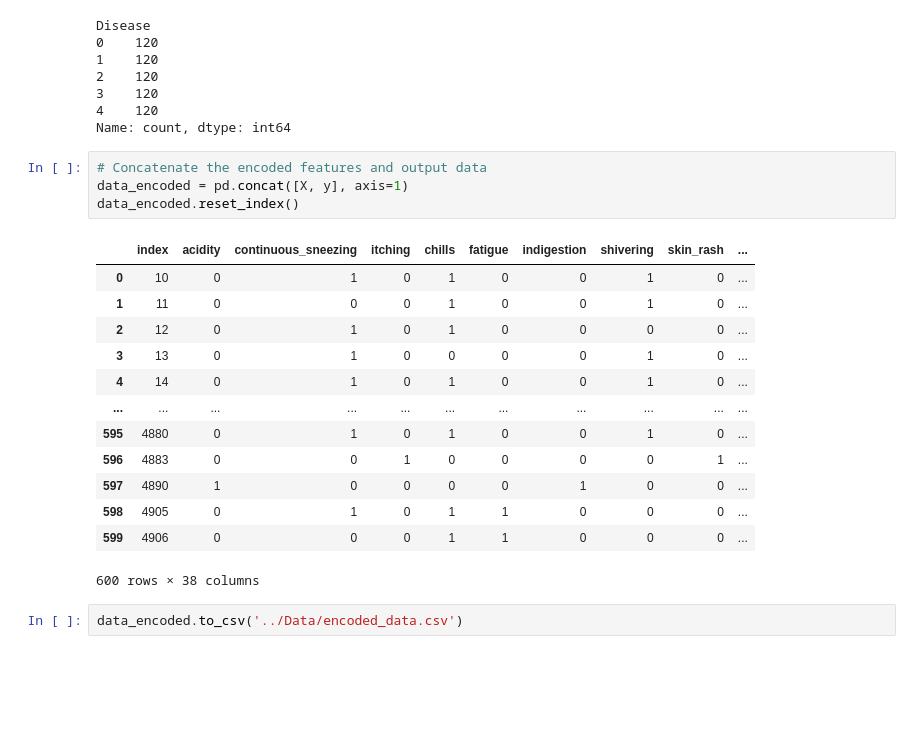
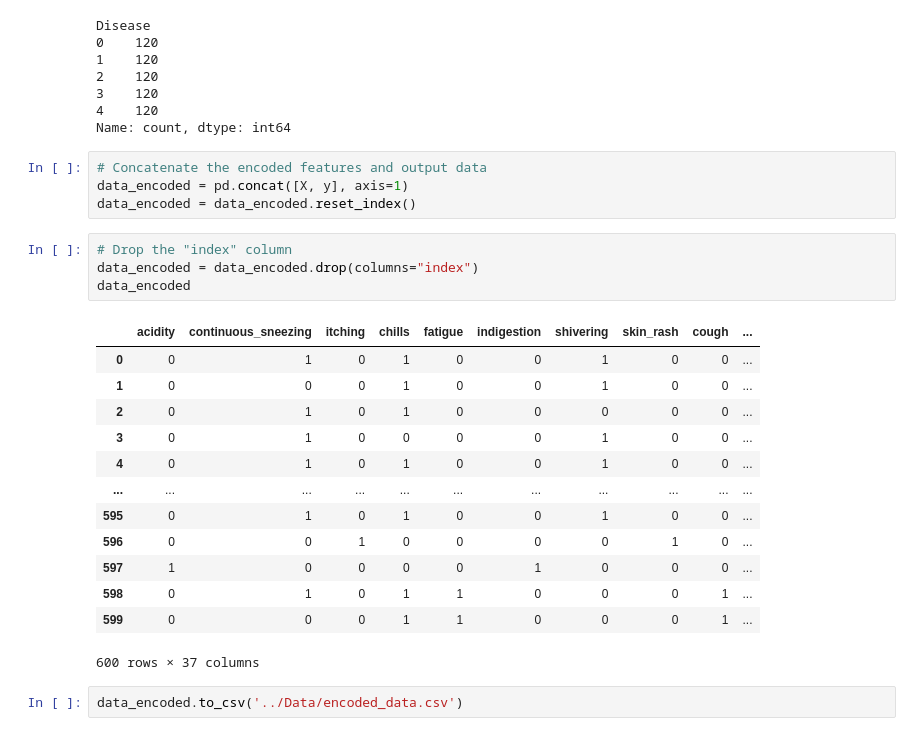
Before and after one commit to lvit001/Project-4, a Jupyter notebook: Lori/Data_Processing.ipynb, the cells around one changed output. Cells and saved outputs as stored; diff of their text form; blank space fills up the shorter version.

Commit message:
Updated code to drop a secondary index that was created

```diff
--- a/Lori/Data_Processing.ipynb
+++ b/Lori/Data_Processing.ipynb
@@ -340,21 +340,25 @@ Name: count, dtype: int64
 # %%
 # Concatenate the encoded features and output data
 data_encoded = pd.concat([X, y], axis=1)
-data_encoded.reset_index()
+data_encoded = data_encoded.reset_index()
-# %% [output]
-|  | index | acidity | continuous_sneezing | itching | chills | fatigue | indigestion | shivering | skin_rash | ... |
-| 0 | 10 | 0 | 1 | 0 | 1 | 0 | 0 | 1 | 0 | ... |
-| 1 | 11 | 0 | 0 | 0 | 1 | 0 | 0 | 1 | 0 | ... |
-| 2 | 12 | 0 | 1 | 0 | 1 | 0 | 0 | 0 | 0 | ... |
-| 3 | 13 | 0 | 1 | 0 | 0 | 0 | 0 | 1 | 0 | ... |
-| 4 | 14 | 0 | 1 | 0 | 1 | 0 | 0 | 1 | 0 | ... |
-| ... | ... | ... | ... | ... | ... | ... | ... | ... | ... | ... |
-| 595 | 4880 | 0 | 1 | 0 | 1 | 0 | 0 | 1 | 0 | ... |
-| 596 | 4883 | 0 | 0 | 1 | 0 | 0 | 0 | 0 | 1 | ... |
-| 597 | 4890 | 1 | 0 | 0 | 0 | 0 | 1 | 0 | 0 | ... |
-| 598 | 4905 | 0 | 1 | 0 | 1 | 1 | 0 | 0 | 0 | ... |
-| 599 | 4906 | 0 | 0 | 0 | 1 | 1 | 0 | 0 | 0 | ... |
-600 rows × 38 columns
+# %%
+# Drop the "index" column
+data_encoded = data_encoded.drop(columns="index")
+data_encoded
+# %% [output]
+|  | acidity | continuous_sneezing | itching | chills | fatigue | indigestion | shivering | skin_rash | cough | ... |
+| 0 | 0 | 1 | 0 | 1 | 0 | 0 | 1 | 0 | 0 | ... |
+| 1 | 0 | 0 | 0 | 1 | 0 | 0 | 1 | 0 | 0 | ... |
+| 2 | 0 | 1 | 0 | 1 | 0 | 0 | 0 | 0 | 0 | ... |
+| 3 | 0 | 1 | 0 | 0 | 0 | 0 | 1 | 0 | 0 | ... |
+| 4 | 0 | 1 | 0 | 1 | 0 | 0 | 1 | 0 | 0 | ... |
+| ... | ... | ... | ... | ... | ... | ... | ... | ... | ... | ... |
+| 595 | 0 | 1 | 0 | 1 | 0 | 0 | 1 | 0 | 0 | ... |
+| 596 | 0 | 0 | 1 | 0 | 0 | 0 | 0 | 1 | 0 | ... |
+| 597 | 1 | 0 | 0 | 0 | 0 | 1 | 0 | 0 | 0 | ... |
+| 598 | 0 | 1 | 0 | 1 | 1 | 0 | 0 | 0 | 1 | ... |
+| 599 | 0 | 0 | 0 | 1 | 1 | 0 | 0 | 0 | 1 | ... |
+600 rows × 37 columns
 # %%
 data_encoded.to_csv('../Data/encoded_data.csv')
 # %%
```
Also changed, not shown: 1 other file.
